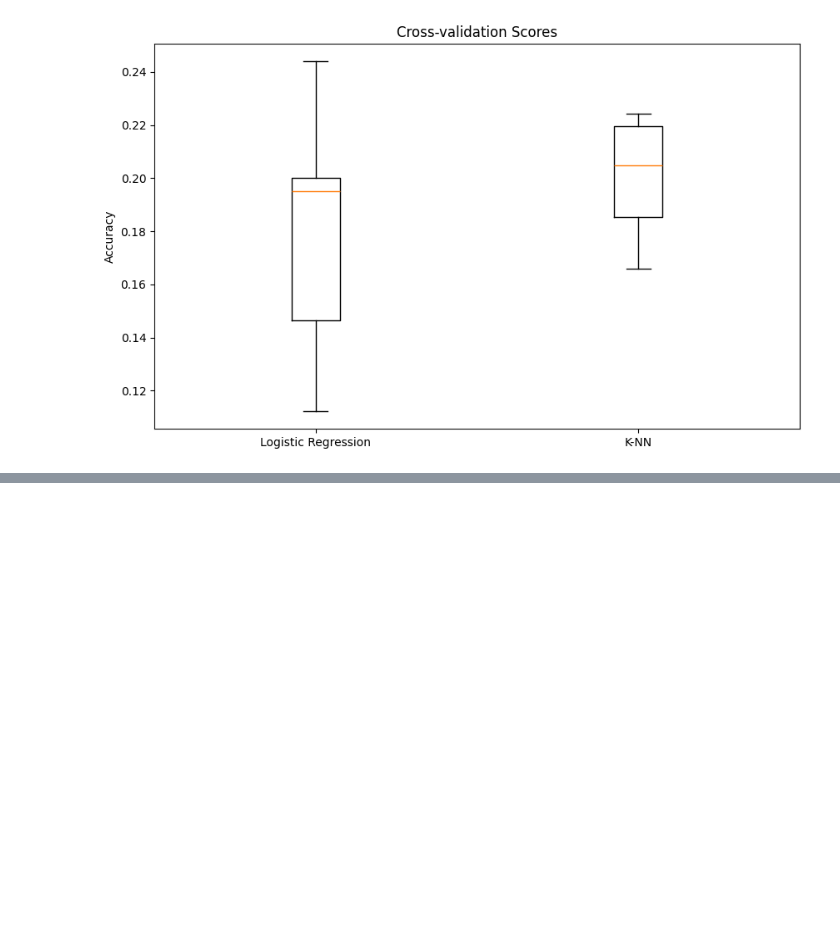
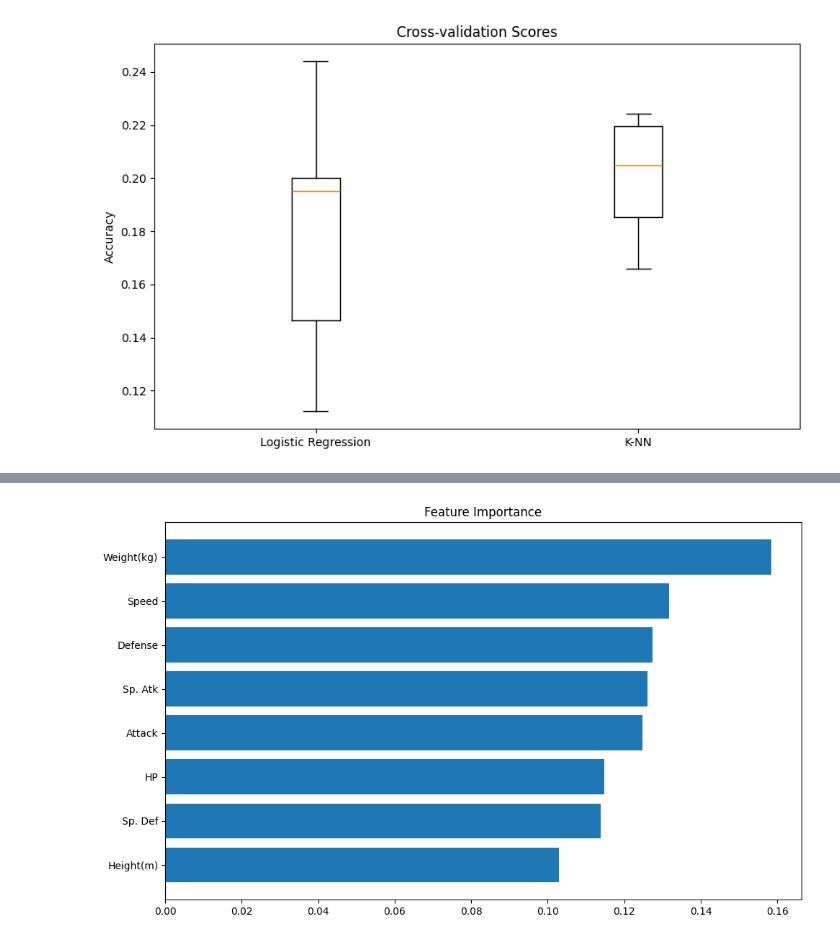
Before and after one commit to marvin-chen/cos-independent-work, a Jupyter notebook: baseline.ipynb, the cells around one changed output, grey strips where cells are left out. Drawn from its saved outputs; the diff is of its cells as text; code cells hidden in the pictures; blank space fills up the shorter version.

Commit message:
attempt multiclass output with random forest

```diff
--- a/baseline.ipynb
+++ b/baseline.ipynb
@@ -267,3 +269,90 @@ plt.show()
 [figure]
 [figure]
 [figure]
+# %%
+import pandas as pd
+import numpy as np
+from sklearn.preprocessing import MultiLabelBinarizer, StandardScaler
+from sklearn.multioutput import MultiOutputClassifier
+from sklearn.ensemble import RandomForestClassifier
+from sklearn.metrics import classification_report, confusion_matrix
+import matplotlib.pyplot as plt
+import seaborn as sns
+
+# Load the pre-split data
+train_df = pd.read_csv('csv/pokemon_train.csv')
+test_df = pd.read_csv('csv/pokemon_test.csv')
+
+# Prepare features and targets
+features = ['HP', 'Attack', 'Defense', 'Sp. Atk', 'Sp. Def', 'Speed', 'Height(m)', 'Weight(kg)']
+X_train = train_df[features]
+X_test = test_df[features]
+
+# Combine primary and secondary types
+def combine_types(row):
+    types = [row['Primary_Type']]
+    if pd.notna(row['Secondary_Type']) and row['Secondary_Type'] != 'None':
+        types.append(row['Secondary_Type'])
+    return types
+
+train_df['types'] = train_df.apply(combine_types, axis=1)
+test_df['types'] = test_df.apply(combine_types, axis=1)
+
+# Encode target variables
+mlb = MultiLabelBinarizer()
+y_train = mlb.fit_transform(train_df['types'])
+y_test = mlb.transform(test_df['types'])
+
+# Scale features
+scaler = StandardScaler()
+X_train_scaled = scaler.fit_transform(X_train)
+X_test_scaled = scaler.transform(X_test)
+
+# Create and train the multi-output model
+rf_classifier = RandomForestClassifier(n_estimators=100, random_state=42)
+multi_target_rf = MultiOutputClassifier(rf_classifier, n_jobs=-1)
+multi_target_rf.fit(X_train_scaled, y_train)
+
+# Make predictions
+y_pred = multi_target_rf.predict(X_test_scaled)
+
+# Function to get top two types
+def get_top_two_types(pred):
+    return [mlb.classes_[np.argsort(p)[-2:]] for p in pred]
+
+# Get predictions
+predictions = get_top_two_types(y_pred)
+true_types = [t for t in test_df['types']]
+
+# Evaluate the model
+print("Classification Report:")
+print(classification_report(mlb.transform(true_types), y_pred, target_names=mlb.classes_))
+
+# Calculate overall accuracy
+accuracy = accuracy_score(mlb.transform(true_types), y_pred)
+print(f"\nOverall Accuracy: {accuracy:.4f}")
+
+# Feature Importance
+feature_importance = np.mean([tree.feature_importances_ for tree in multi_target_rf.estimators_], axis=0)
+sorted_idx = np.argsort(feature_importance)
+pos = np.arange(sorted_idx.shape[0]) + .5
+
+fig, ax = plt.subplots(figsize=(10, 6))
+ax.barh(pos, feature_importance[sorted_idx], align='center')
+ax.set_yticks(pos)
+ax.set_yticklabels(np.array(features)[sorted_idx])
+ax.set_title('Feature Importance')
+plt.tight_layout()
+plt.show()
+
+# incorrect confusion matrix
+# # Confusion Matrix for Primary Type
+# primary_true = [t[0] for t in true_types]
+# primary_pred = [p[0] for p in predictions]
+# cm = pd.crosstab(pd.Series(primary_true, name='Actual'),
+#                  pd.Series(primary_pred, name='Predicted'))
+# plt.figure(figsize=(12, 10))
+# sns.heatmap(cm, annot=True, fmt='d', cmap='Blues')
+# plt.title('Confusion Matrix for Primary Type')
+# plt.show()
+# %% [output]
@@ -269,0 +376 @@ plt.show()
+[figure, added]
```
Also changed, not shown: parts of 2 cells of this notebook.
